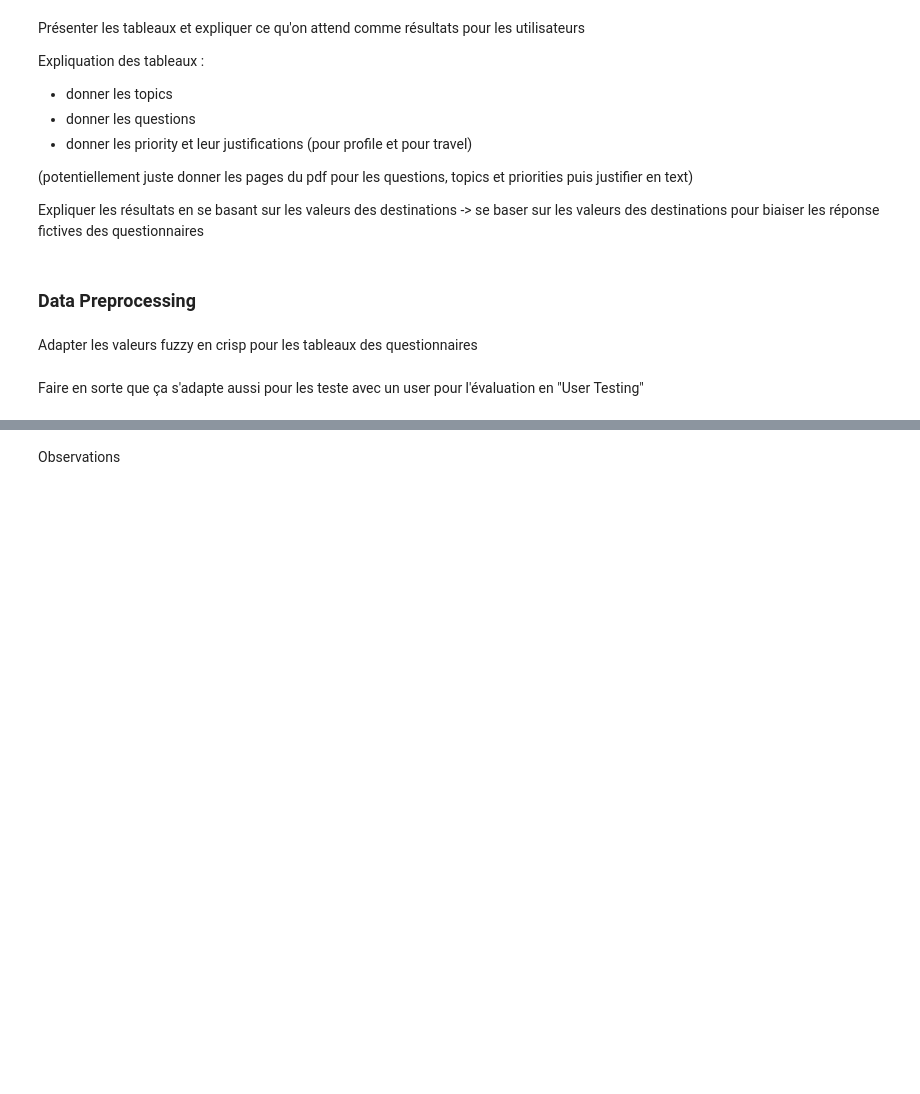
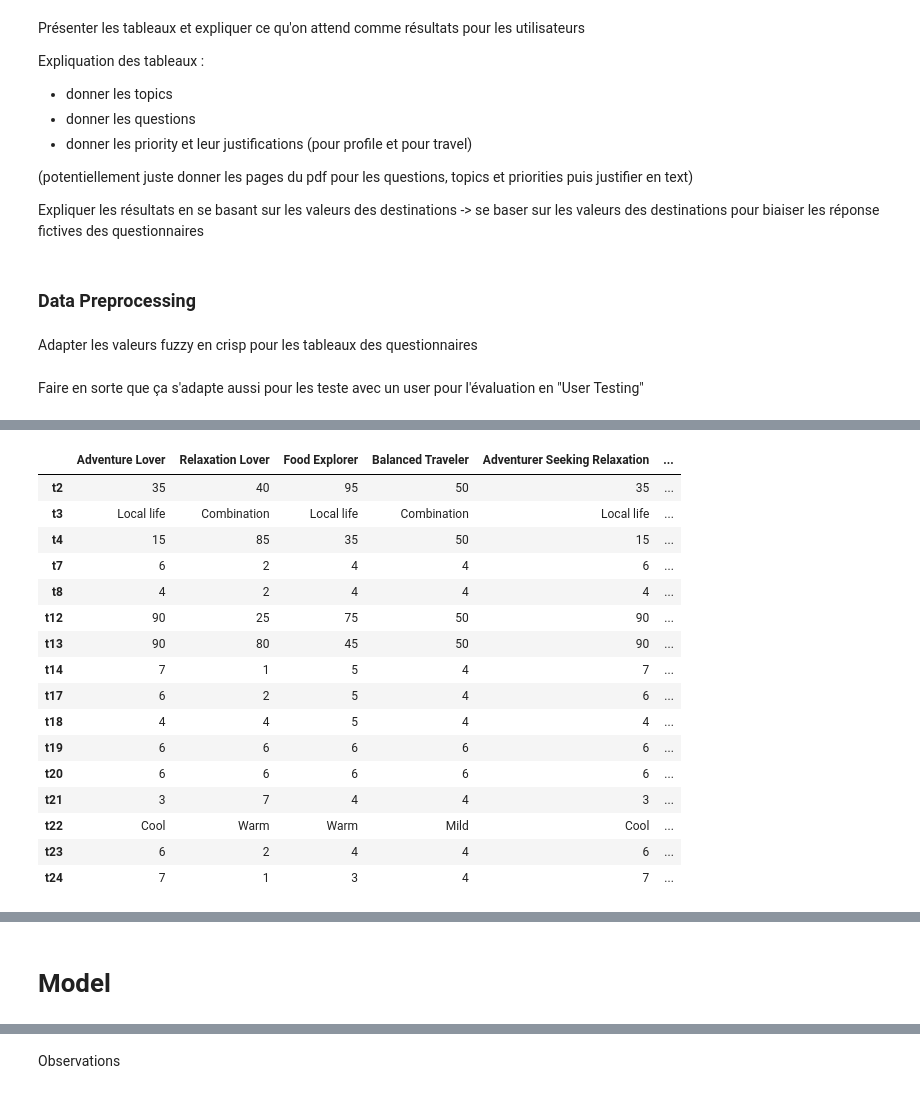
Before and after one commit to IBURTS/Fuzzy_Set_1_Projet, a Jupyter notebook: Sillage_fuzzy_model_evaluation.ipynb, the cells around one changed output, grey strips where cells are left out. Cells and saved outputs as stored; diff of their text form; code cells hidden in the pictures; blank space fills up the shorter version.

Commit message:
Add data preprocessing and test scenarios

```diff
--- a/Sillage_fuzzy_model_evaluation.ipynb
+++ b/Sillage_fuzzy_model_evaluation.ipynb
@@ -32,0 +445,34 @@ print("hello world")
+# %%
+# Display for Personality Test responses
+personality_df = pd.DataFrame.from_dict(
+    personality_answers,
+    orient="index"
+)
+
+display(personality_df.T)
+
+# Display for Trip Questionnaire responses
+trip_df = pd.DataFrame.from_dict(
+    trip_answers,
+    orient="index"
+)
+
+display(trip_df.T)
+# %% [output]
+|  | Adventure Lover | Relaxation Lover | Food Explorer | Balanced Traveler | Adventurer Seeking Relaxation | ... |
+| t2 | 35 | 40 | 95 | 50 | 35 | ... |
+| t3 | Local life | Combination | Local life | Combination | Local life | ... |
+| t4 | 15 | 85 | 35 | 50 | 15 | ... |
+| t7 | 6 | 2 | 4 | 4 | 6 | ... |
+| t8 | 4 | 2 | 4 | 4 | 4 | ... |
+| t12 | 90 | 25 | 75 | 50 | 90 | ... |
+| t13 | 90 | 80 | 45 | 50 | 90 | ... |
+| t14 | 7 | 1 | 5 | 4 | 7 | ... |
+| t17 | 6 | 2 | 5 | 4 | 6 | ... |
+| t18 | 4 | 4 | 5 | 4 | 4 | ... |
+| t19 | 6 | 6 | 6 | 6 | 6 | ... |
+| t20 | 6 | 6 | 6 | 6 | 6 | ... |
+| t21 | 3 | 7 | 4 | 4 | 3 | ... |
+| t22 | Cool | Warm | Warm | Mild | Cool | ... |
+| t23 | 6 | 2 | 4 | 4 | 6 | ... |
+| t24 | 7 | 1 | 3 | 4 | 7 | ... |
@@ -33,2 +492,4 @@ print("hello world")
+# %% [markdown]
+# Model
 # %%
 print("hello world")
```
Also changed, not shown: parts of 16 cells of this notebook.
